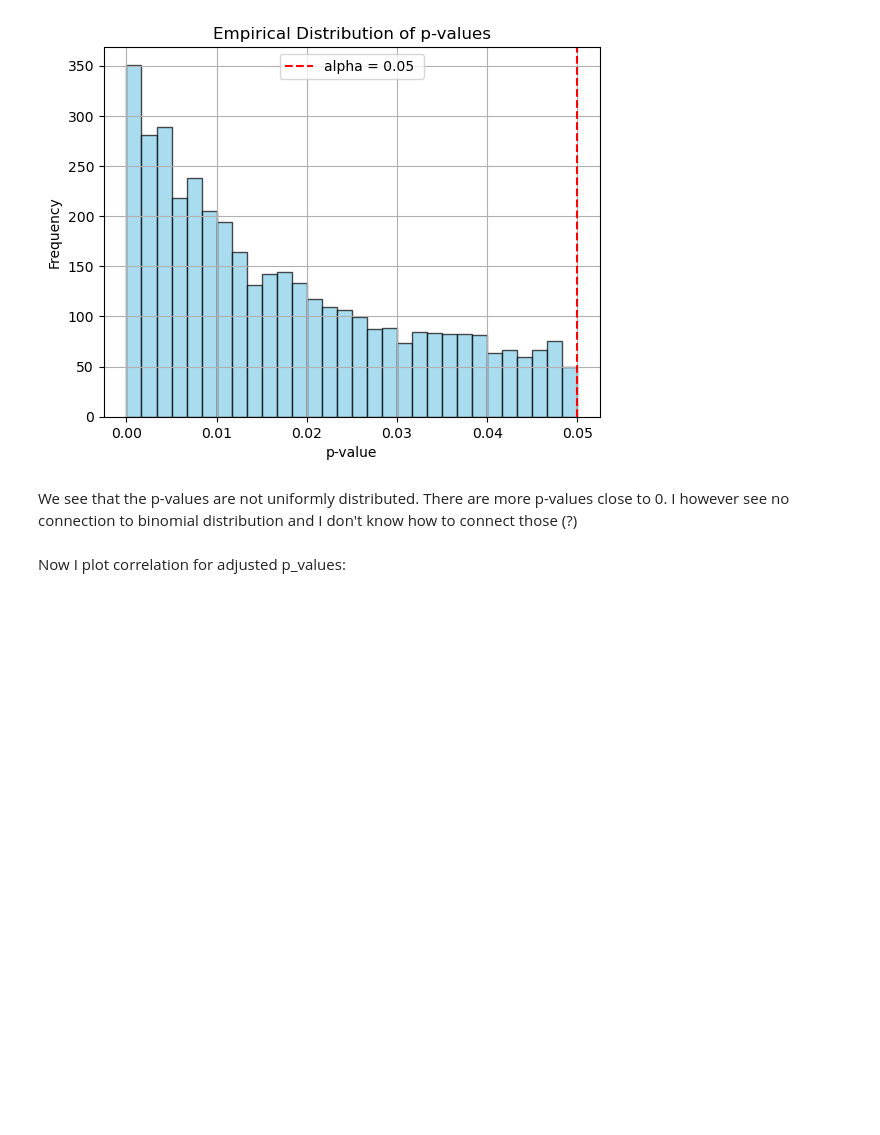
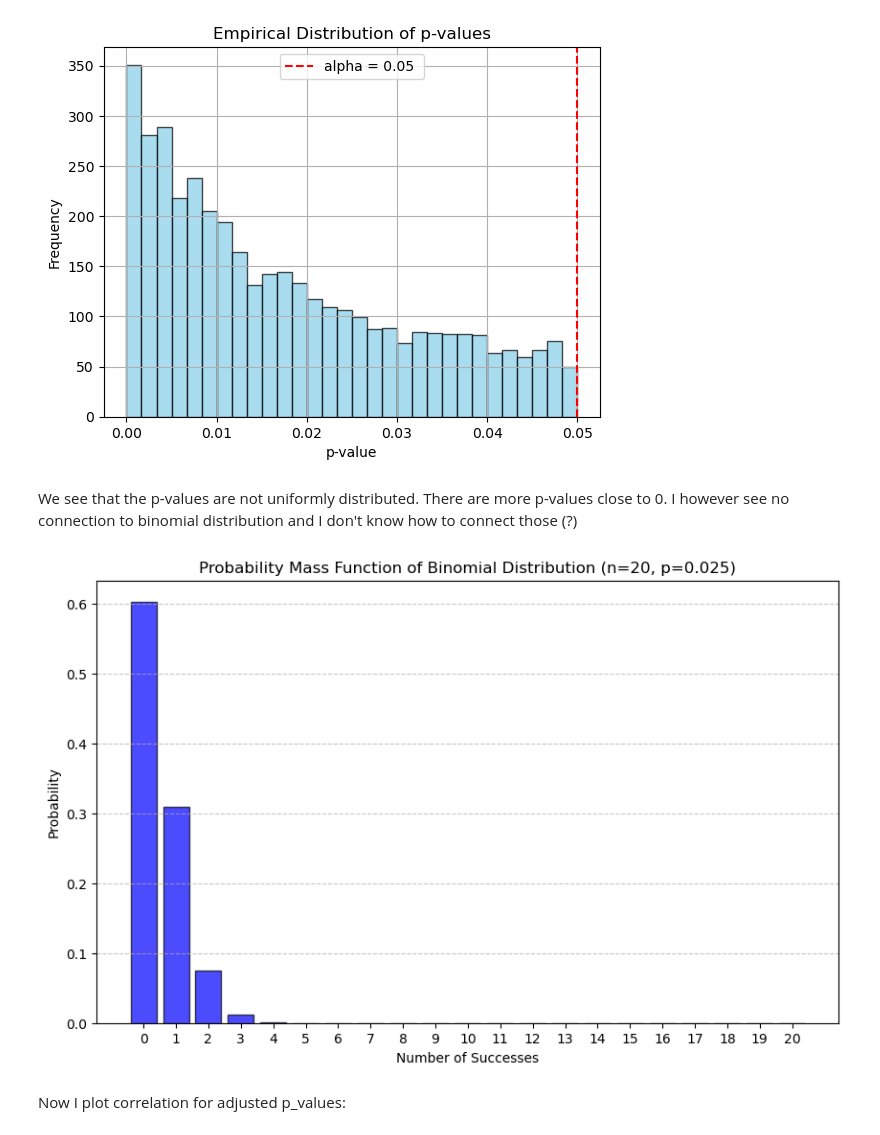
Before and after one commit to uio-bmi/fdr_under_dependencies, a Jupyter notebook: exlporatory_analyses/p_values_analyses.ipynb, the cells around one changed output. Drawn from its saved outputs; the diff is of its cells as text; code cells hidden in the pictures; blank space fills up the shorter version.

```diff
--- a/exlporatory_analyses/p_values_analyses.ipynb
+++ b/exlporatory_analyses/p_values_analyses.ipynb
@@ -196,6 +264,32 @@ plt.show()
 [figure]
 # %% [markdown]
 We see that the p-values are not uniformly distributed. There are more p-values close to 0. I however see no connection to binomial distribution and I don't know how to connect those (?)
+# %%
+import numpy as np
+import matplotlib.pyplot as plt
+from scipy.stats import binom
+
+# Parameters for the binomial distribution
+n = 20  # number of trials
+p = 0.025  # probability of success
+
+# Define the range of possible number of successes
+x = np.arange(0, n+1)
+
+# Calculate the PMF for each number of successes
+pmf = binom.pmf(x, n, p)
+
+# Create the bar chart
+plt.figure(figsize=(10, 6))
+plt.bar(x, pmf, color='blue', edgecolor='black', alpha=0.7)
+plt.title('Probability Mass Function of Binomial Distribution (n=20, p=0.025)')
+plt.xlabel('Number of Successes')
+plt.ylabel('Probability')
+plt.xticks(np.arange(0, n+1, 1))
+plt.grid(axis='y', linestyle='--', alpha=0.7)
+plt.show()
+# %% [output]
+[figure, added]
 # %% [markdown]
 Now I plot correlation for adjusted p_values:
 # %%
```
Also changed, not shown: parts of 23 cells of this notebook, 1 other file.
